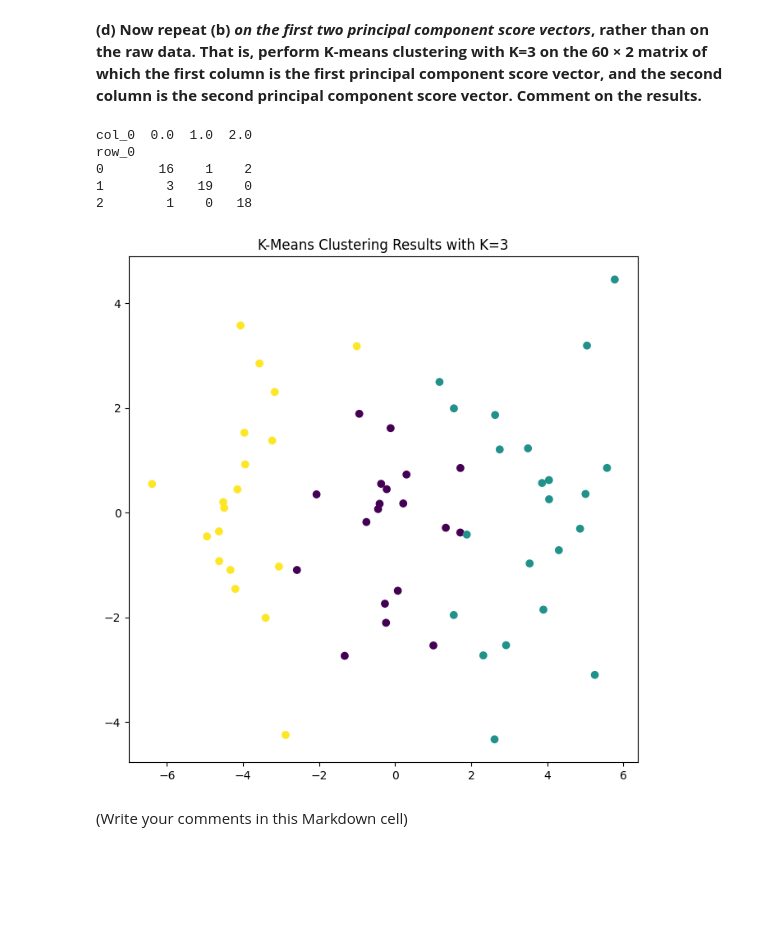
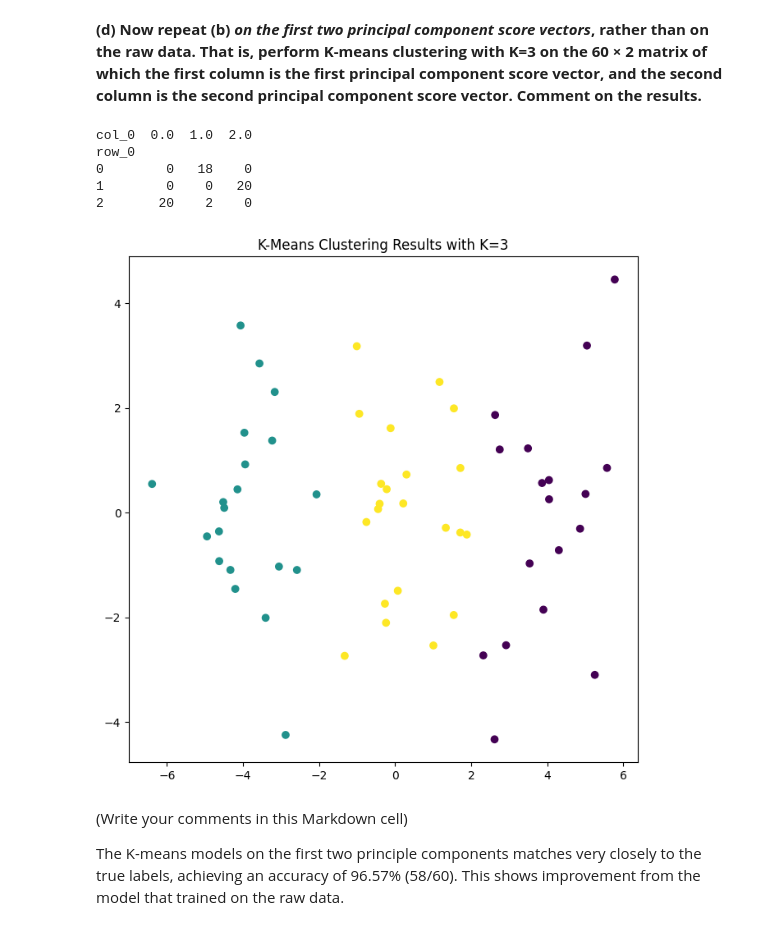
Before and after one commit to WillDBM/DATA-303, a Jupyter notebook: Lab/Armentrout_William_Lab10.ipynb, the cells around one changed output. Cells and saved outputs as stored; diff of their text form; code cells hidden in the pictures; blank space fills up the shorter version.

```diff
--- a/Lab/Armentrout_William_Lab10.ipynb
+++ b/Lab/Armentrout_William_Lab10.ipynb
@@ -122,21 +122,25 @@ which the first column is the first principal component score
 vector, and the second column is the second principal component
 score vector. Comment on the results.**
 # %%
-kmeans_3 = KMeans(n_clusters=3,
+scores_2d = scores[:,:2]
+
+kmeans_3_pc2 = KMeans(n_clusters=3,
                   random_state=1,
-                  n_init=20).fit(scores)
+                  n_init=20).fit(scores_2d)
 
 fig, ax = plt.subplots(1,1, figsize=(8,8))
-ax.scatter(scores[:,0], scores[:,1], c=kmeans_3.labels_)
+ax.scatter(scores_2d[:,0], scores_2d[:,1], c=kmeans_3_pc2.labels_)
 ax.set_title("K-Means Clustering Results with K=3")
 
-print(pd.crosstab(kmeans_3.labels_, labels))
+print(pd.crosstab(kmeans_3_pc2.labels_, labels))
 # %% [output]
 col_0  0.0  1.0  2.0
 row_0
-0       16    1    2
-1        3   19    0
-2        1    0   18
+0        0   18    0
+1        0    0   20
+2       20    2    0
-[figure, old version]
+[figure, new version]
 # %% [markdown]
 (Write your comments in this Markdown cell)
+
+The K-means models on the first two principle components matches very closely to the true labels, achieving an accuracy of 96.57% (58/60). This shows improvement from the model that trained on the raw data.
```
